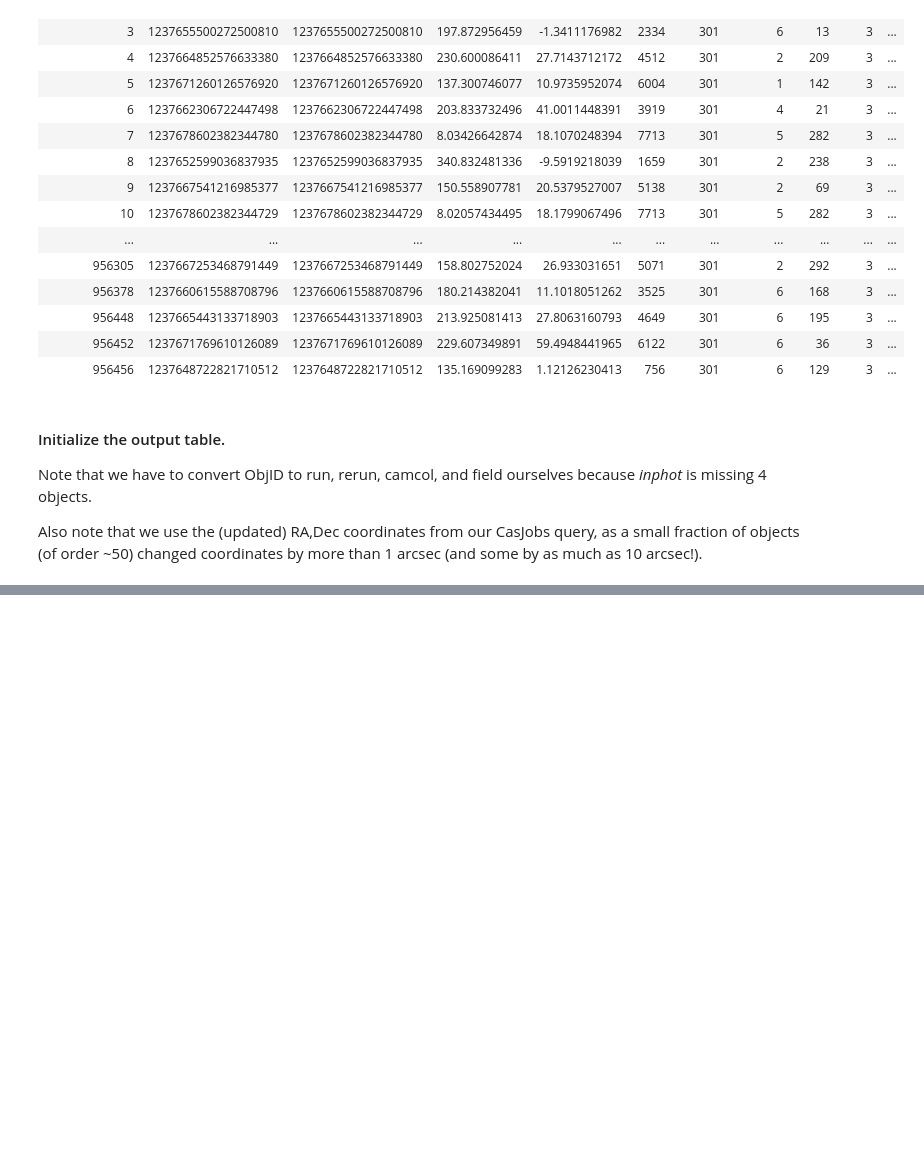
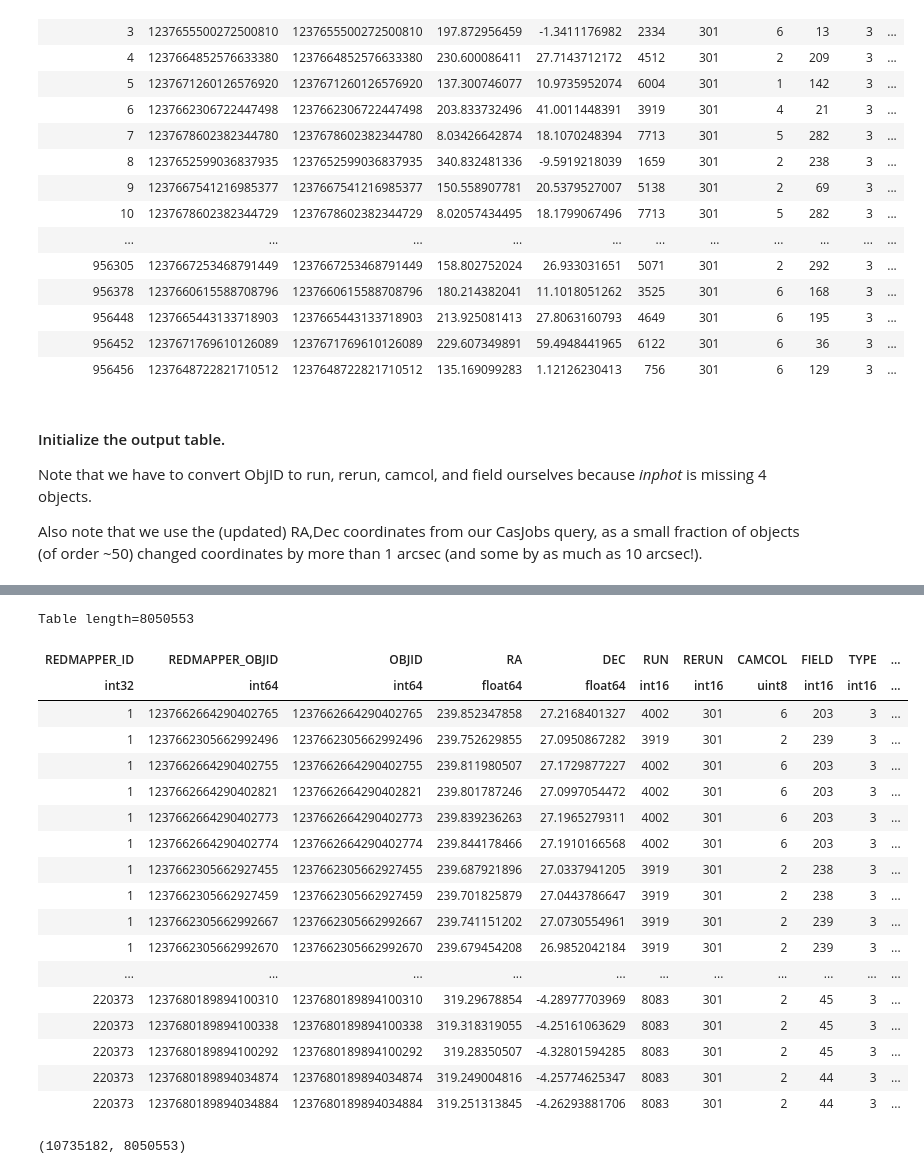
Before and after one commit to moustakas/legacyhalos, a Jupyter notebook: doc/redmapper-sdssWISEphot.ipynb, the cells around one changed output, grey strips where cells are left out. Saved outputs shown, nothing was run; the diff lists cells and outputs as text; code cells hidden in the pictures; blank space fills up the shorter version.

Commit message:
start gathering sdss photometry for satellites

```diff
--- a/doc/redmapper-sdssWISEphot.ipynb
+++ b/doc/redmapper-sdssWISEphot.ipynb
@@ -380,7 +331,7 @@ Read 43 objects from /Users/ioannis/research/data/redmapper/v6.3.1/casjobs/redma
 # %%
-stillnotmissing = np.where(mm['OBJID'] > 0)[0]
-stillmissing = np.where(mm['OBJID'] < 0)[0]
-print('The following {} objects are still missing ObjIDs:'.format(len(stillmissing)))
-mm[stillmissing]
+cen_stillnotmissing = np.where(cen_miss['OBJID'] > 0)[0]
+cen_stillmissing = np.where(cen_miss['OBJID'] < 0)[0]
+print('The following {} objects are still missing ObjIDs:'.format(len(cen_stillmissing)))
+cen_miss[cen_stillmissing]
 # %% [output]
 The following 8 objects are still missing ObjIDs:
@@ -409,10 +360,10 @@ oldandnew = [
     (1237648720677109765, 1237648720677044442, 'BAD')
 ]
 # %%
-newobjid = np.zeros_like(objid)
-newobjid[notmissing] = objid[notmissing]
-newobjid[missing[stillnotmissing]] = mm['OBJID'][stillnotmissing].data
-for indx, oandn in zip( missing[stillmissing], oldandnew ):
+newobjid = np.zeros_like(cen_objid)
+newobjid[cen_notmissing] = cen_objid[cen_notmissing]
+newobjid[cen_missing[cen_stillnotmissing]] = cen_miss['OBJID'][cen_stillnotmissing].data
+for indx, oandn in zip( cen_missing[cen_stillmissing], oldandnew ):
     newobjid[indx] = oandn[1]
 assert(np.sum(newobjid == 0) == 0)
 # %% [markdown]
@@ -499,6 +450,6 @@ Finally, we put all the pieces together.  We read the output FITS table (*redmap
 # %%
 inphotfile = os.path.join( os.getenv('REDMAPPER_DIR'), rmversion, 'casjobs',
-                          'redmapper_sdssWISEphot.fits' )
-inphot = Table(fitsio.read(inphotfile, ext=1, upper=True))
-inphot
+                          'centrals_sdssWISEphot_dr14.fits' )
+cen_inphot = Table(fitsio.read(inphotfile, ext=1, upper=True))
+cen_inphot
 # %% [output]
@@ -605,0 +601,8 @@ Writing /Users/ioannis/research/data/redmapper/v6.3.1/redmapper-v6.3.1-sdssWISEp
+# %%
+nsat_chunk = 5
+indx_split = np.array_split(np.arange(nsat), nsat_chunk)
+
+for ii, indx in enumerate(indx_split):
+    casfile = os.path.join(os.getenv('REDMAPPER_DIR'), rmversion, 'casjobs',
+                           'satellites_objid_in_{:02d}.txt'.format(ii))
+    write_casjobs_file(casfile, sat[indx], sat_objid[indx])
@@ -605,0 +681,32 @@ Writing /Users/ioannis/research/data/redmapper/v6.3.1/redmapper-v6.3.1-sdssWISEp
+# %%
+sat_inphot = []
+for ii in range(3):
+    inphotfile = os.path.join( os.getenv('REDMAPPER_DIR'), rmversion, 'casjobs',
+                              'satellites_sdssWISEphot_dr14_{:02d}.fits'.format(ii) )
+    sat_inphot.append(Table(fitsio.read(inphotfile, ext=1, upper=True)))
+sat_inphot = vstack(sat_inphot)
+sat_inphot
+# %% [output]
+Table length=8050553
+| REDMAPPER_ID | REDMAPPER_OBJID | OBJID | RA | DEC | RUN | RERUN | CAMCOL | FIELD | TYPE | ... |
+| int32 | int64 | int64 | float64 | float64 | int16 | int16 | uint8 | int16 | int16 | ... |
+| 1 | 1237662664290402765 | 1237662664290402765 | 239.852347858 | 27.2168401327 | 4002 | 301 | 6 | 203 | 3 | ... |
+| 1 | 1237662305662992496 | 1237662305662992496 | 239.752629855 | 27.0950867282 | 3919 | 301 | 2 | 239 | 3 | ... |
+| 1 | 1237662664290402755 | 1237662664290402755 | 239.811980507 | 27.1729877227 | 4002 | 301 | 6 | 203 | 3 | ... |
+| 1 | 1237662664290402821 | 1237662664290402821 | 239.801787246 | 27.0997054472 | 4002 | 301 | 6 | 203 | 3 | ... |
+| 1 | 1237662664290402773 | 1237662664290402773 | 239.839236263 | 27.1965279311 | 4002 | 301 | 6 | 203 | 3 | ... |
+| 1 | 1237662664290402774 | 1237662664290402774 | 239.844178466 | 27.1910166568 | 4002 | 301 | 6 | 203 | 3 | ... |
+| 1 | 1237662305662927455 | 1237662305662927455 | 239.687921896 | 27.0337941205 | 3919 | 301 | 2 | 238 | 3 | ... |
+| 1 | 1237662305662927459 | 1237662305662927459 | 239.701825879 | 27.0443786647 | 3919 | 301 | 2 | 238 | 3 | ... |
+| 1 | 1237662305662992667 | 1237662305662992667 | 239.741151202 | 27.0730554961 | 3919 | 301 | 2 | 239 | 3 | ... |
+| 1 | 1237662305662992670 | 1237662305662992670 | 239.679454208 | 26.9852042184 | 3919 | 301 | 2 | 239 | 3 | ... |
+| ... | ... | ... | ... | ... | ... | ... | ... | ... | ... | ... |
+| 220373 | 1237680189894100310 | 1237680189894100310 | 319.29678854 | -4.28977703969 | 8083 | 301 | 2 | 45 | 3 | ... |
+| 220373 | 1237680189894100338 | 1237680189894100338 | 319.318319055 | -4.25161063629 | 8083 | 301 | 2 | 45 | 3 | ... |
+| 220373 | 1237680189894100292 | 1237680189894100292 | 319.28350507 | -4.32801594285 | 8083 | 301 | 2 | 45 | 3 | ... |
+| 220373 | 1237680189894034874 | 1237680189894034874 | 319.249004816 | -4.25774625347 | 8083 | 301 | 2 | 44 | 3 | ... |
+| 220373 | 1237680189894034884 | 1237680189894034884 | 319.251313845 | -4.26293881706 | 8083 | 301 | 2 | 44 | 3 | ... |
+# %%
+len(sat_objid), np.sum(np.isin(sat_inphot['OBJID'], sat_objid))
+# %% [output]
+(10735182, 8050553)
```
Also changed, not shown: parts of 37 cells of this notebook.
